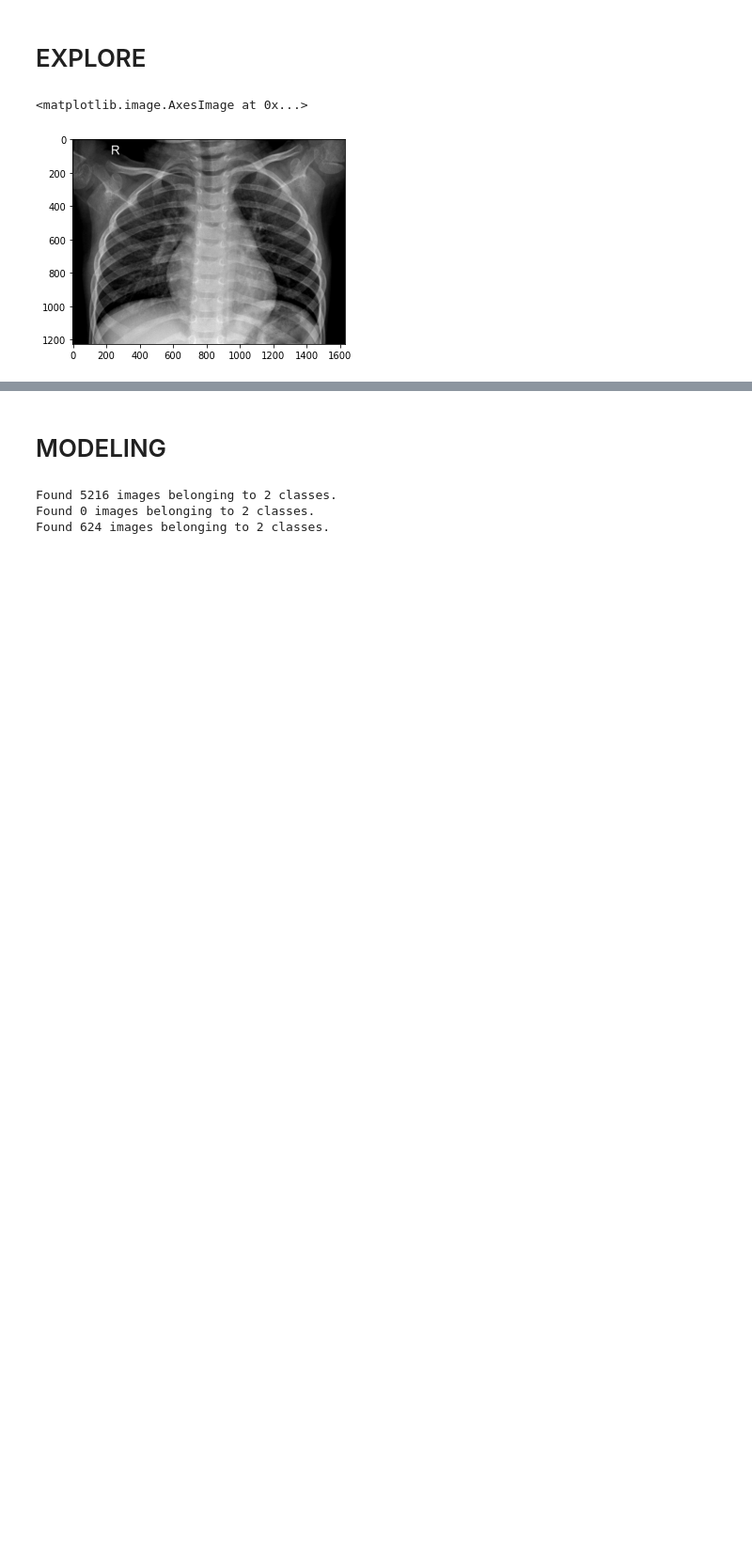
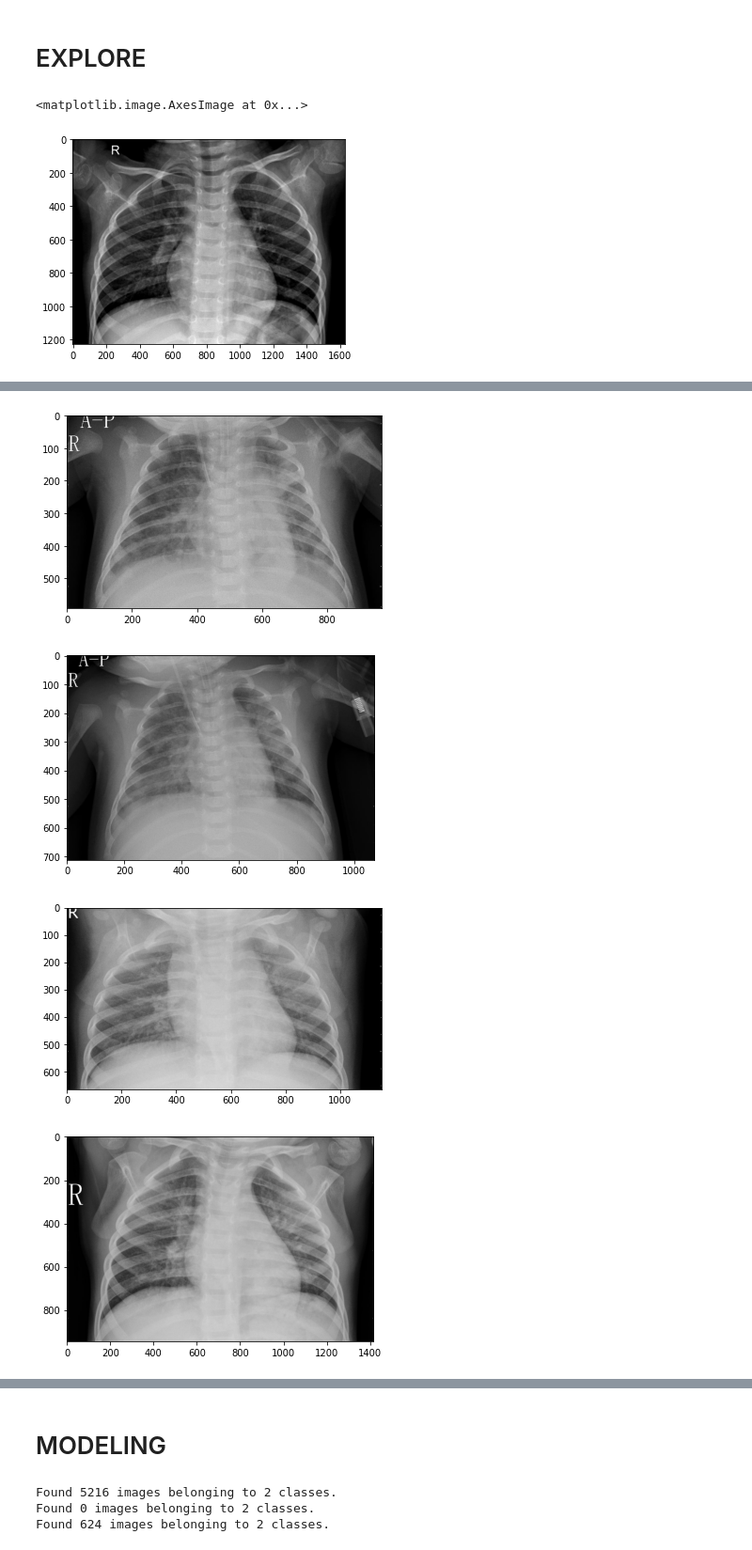
Before and after one commit to Cody-Freese/Pneumonia-Image-Classification, a Jupyter notebook: Project Notebook.ipynb, the cells around one changed output, grey strips where cells are left out. Shown at 94% size. Drawn from its saved outputs; the diff is of its cells as text; code cells hidden in the pictures; blank space fills up the shorter version.

```diff
--- a/Project Notebook.ipynb
+++ b/Project Notebook.ipynb
@@ -244,0 +255,12 @@ plt.imshow(image)
+# %%
+pneumonia_val_images = os.listdir(pneumonia_val_path)
+for image_name in pneumonia_val_images:
+    image_path = os.path.join(pneumonia_val_path, image_name)
+    img = image.load_img(image_path)
+    plt.imshow(img)
+    plt.show()
+# %% [output]
+[figure, added]
+[figure, added]
+[figure, added]
+[figure, added]
```
Also changed, not shown: parts of 27 cells of this notebook.
